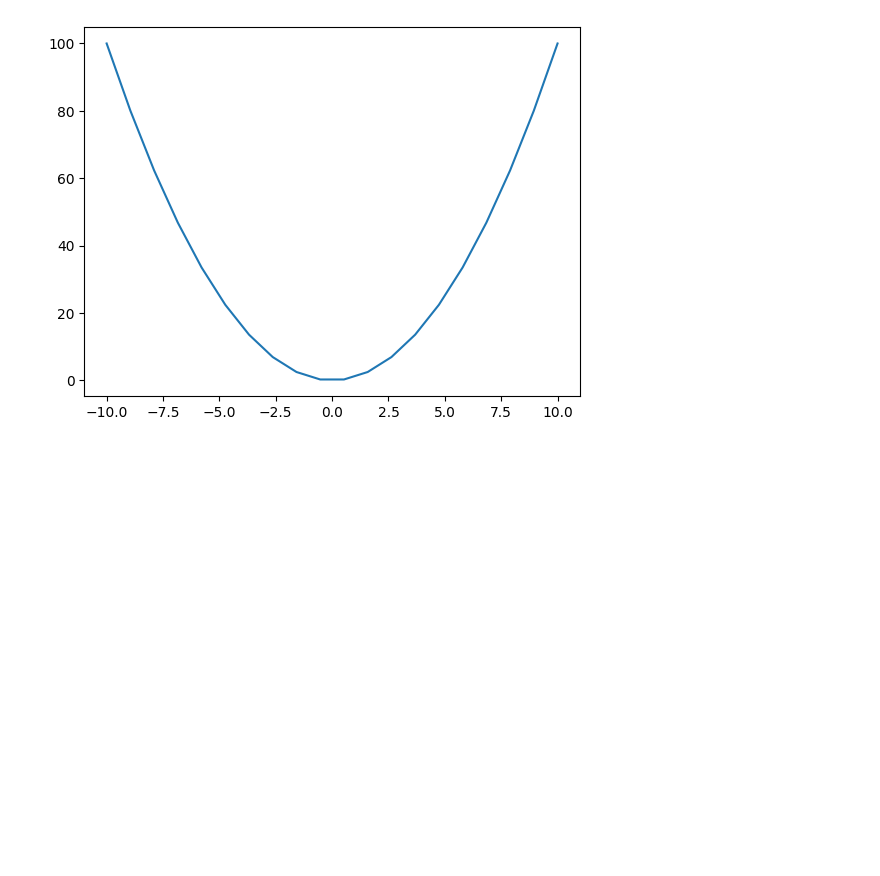
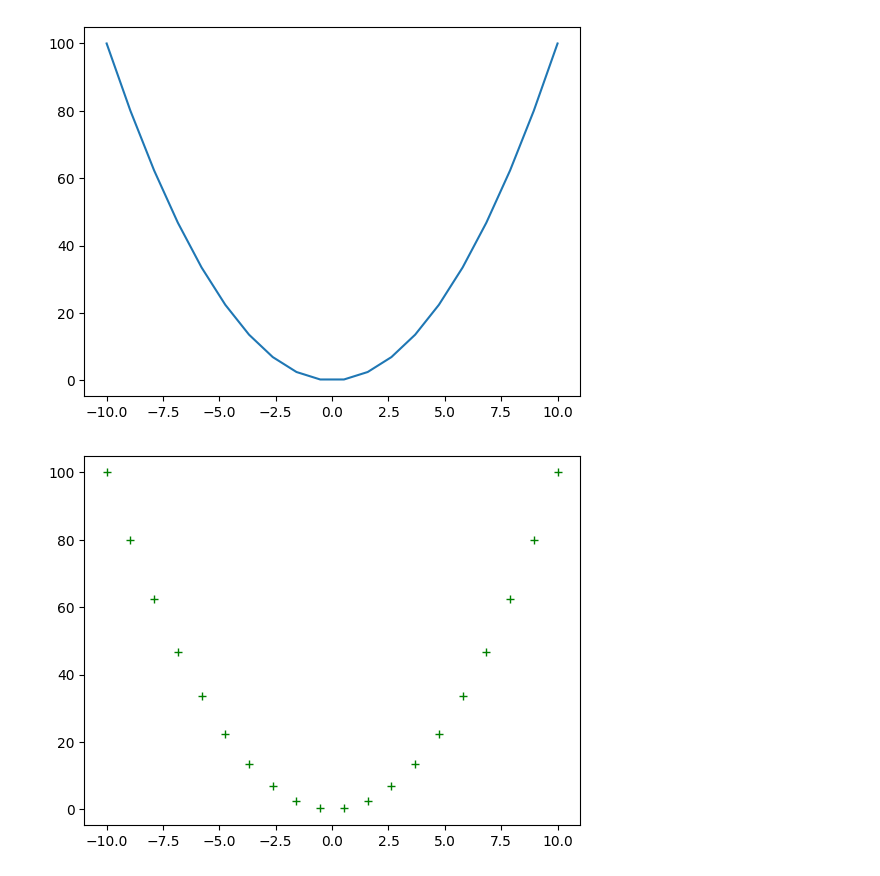
Before and after one commit to Crocodyll1/Machine-Learning, a Jupyter notebook: Matplotlib.ipynb, the cells around one changed output. Cells and saved outputs as stored; diff of their text form; code cells hidden in the pictures; blank space fills up the shorter version.

Commit message:
Plotting with different colors & symbols

```diff
--- a/Matplotlib.ipynb
+++ b/Matplotlib.ipynb
@@ -105,3 +105,8 @@ plt.plot(x,y)
 plt.show()
 # %% [output]
 [figure]
+# %%
+plt.plot(x,y,'g+')
+plt.show()
+# %% [output]
+[figure, added]
```
Also changed, not shown: parts of 1 cell of this notebook.
